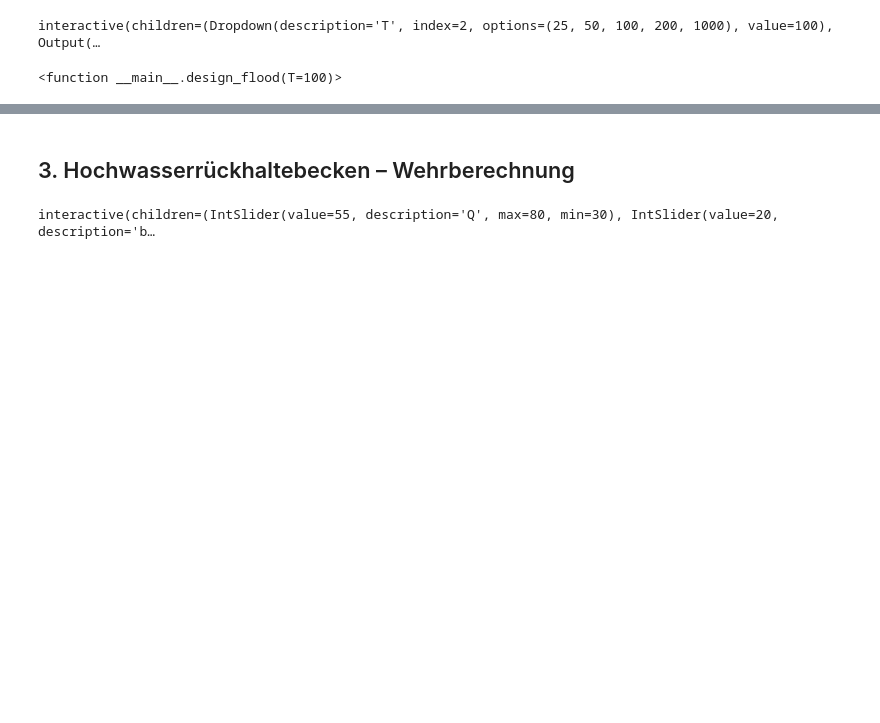
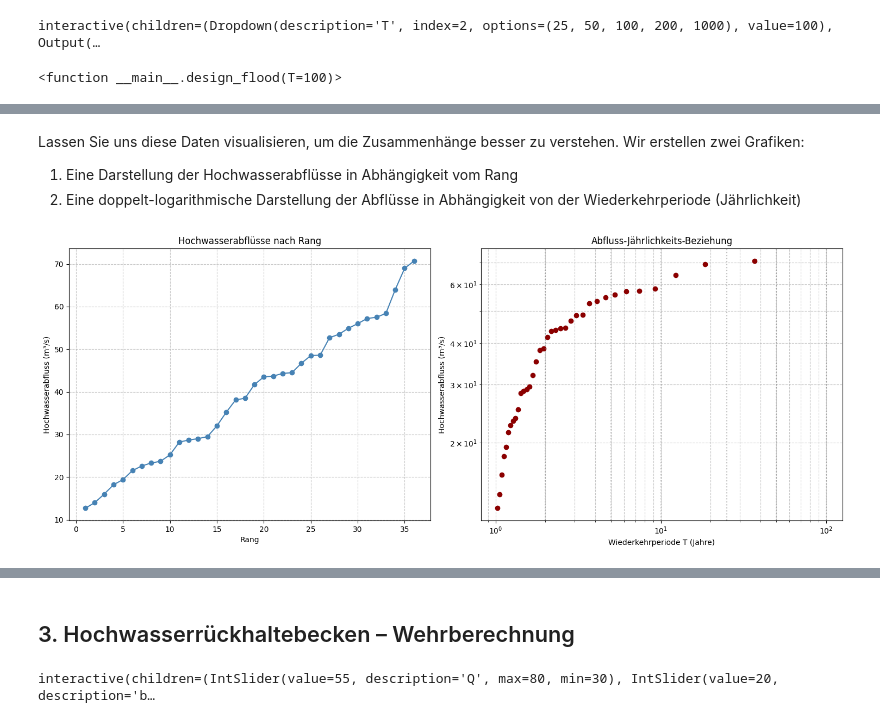
Before and after one commit to gjohnen1/Wassermengenwirtschaft_und_Klimawandel, a Jupyter notebook: Inhalt/_build/jupyter_execute/Notebooks/Uebung_1/Uebung_1.ipynb, the cells around one changed output, grey strips where cells are left out. Drawn from its saved outputs; the diff is of its cells as text; code cells hidden in the pictures; blank space fills up the shorter version.

Commit message:
Update Jupyter Notebook and add new images

```diff
--- a/Inhalt/_build/jupyter_execute/Notebooks/Uebung_1/Uebung_1.ipynb
+++ b/Inhalt/_build/jupyter_execute/Notebooks/Uebung_1/Uebung_1.ipynb
@@ -95,0 +236,30 @@ df.head()
+# %% [markdown]
+Lassen Sie uns diese Daten visualisieren, um die Zusammenhänge besser zu verstehen. Wir erstellen zwei Grafiken:
+1. Eine Darstellung der Hochwasserabflüsse in Abhängigkeit vom Rang
+2. Eine doppelt-logarithmische Darstellung der Abflüsse in Abhängigkeit von der Wiederkehrperiode (Jährlichkeit)
+# %%
+# Visualisierung der empirischen Häufigkeitsverteilung
+fig, (ax1, ax2) = plt.subplots(1, 2, figsize=(15, 6))
+
+# 1. Abflüsse nach Rang
+ax1.plot(df["Rang"], df["HQ (m³/s)"], 'o-', color='steelblue')
+ax1.set_xlabel('Rang')
+ax1.set_ylabel('Hochwasserabfluss (m³/s)')
+ax1.set_title('Hochwasserabflüsse nach Rang')
+ax1.grid(True, linestyle='--', alpha=0.7)
+
+# 2. Abflüsse nach Jährlichkeit (doppelt-logarithmisch)
+ax2.loglog(df["T_emp (Jahre)"], df["HQ (m³/s)"] , 'o', color='darkred')
+ax2.set_xlabel('Wiederkehrperiode T (Jahre)')
+ax2.set_ylabel('Hochwasserabfluss (m³/s)')
+ax2.set_title('Abfluss-Jährlichkeits-Beziehung')
+ax2.grid(True, which='both', linestyle='--', alpha=0.7)
+
+# Einige Beschriftungen für wichtige Jährlichkeiten
+for T in [2, 5, 10, 25, 50, 100]:
+    ax2.axvline(x=T, color='gray', linestyle=':', alpha=0.5)
+
+plt.tight_layout()
+plt.show()
+# %% [output]
+[figure, added]
```
Also changed, not shown: parts of 24 cells of this notebook, 32 other files.
